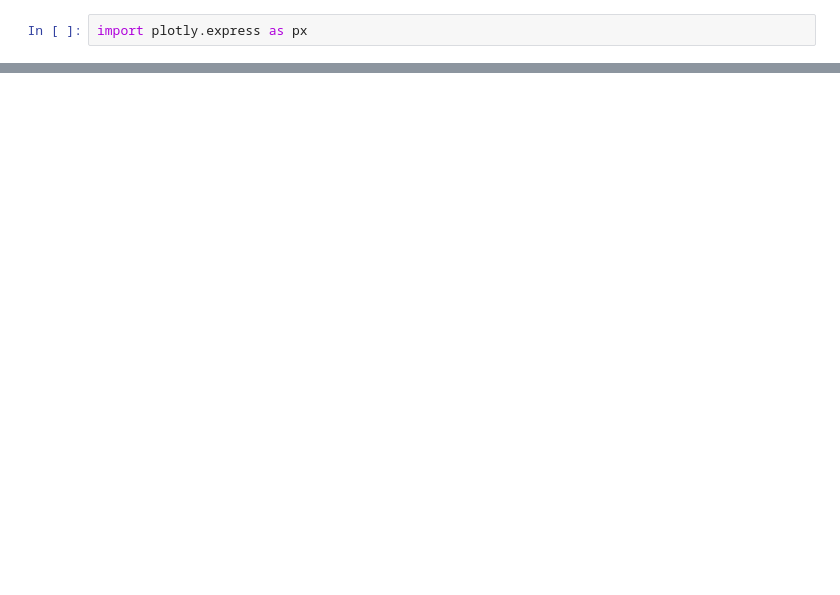
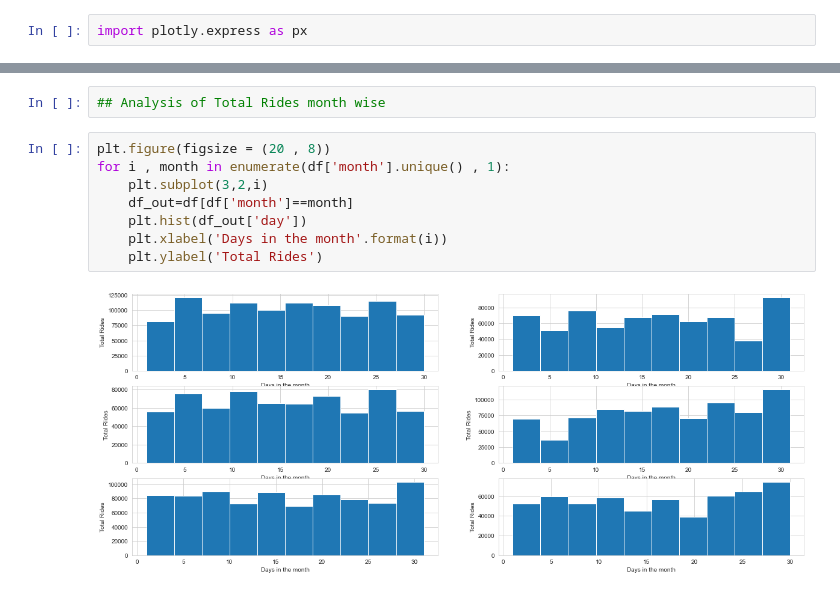
Before and after one commit to dsrao711/uber-newyork-data-analysis, a Jupyter notebook: UberDataAnalysis.ipynb, the cells around one changed output, grey strips where cells are left out. Cells and saved outputs as stored; diff of their text form; blank space fills up the shorter version.

```diff
--- a/UberDataAnalysis.ipynb
+++ b/UberDataAnalysis.ipynb
@@ -170,0 +224,12 @@ Name: month, Length: 1028136, dtype: int64>
+# %%
+## Analysis of Total Rides month wise
+# %%
+plt.figure(figsize = (20 , 8))
+for i , month in enumerate(df['month'].unique() , 1):
+    plt.subplot(3,2,i)
+    df_out=df[df['month']==month]
+    plt.hist(df_out['day'])
+    plt.xlabel('Days in the month'.format(i))
+    plt.ylabel('Total Rides')
+# %% [output]
+[figure, added]
```
Also changed, not shown: parts of 37 cells of this notebook.
